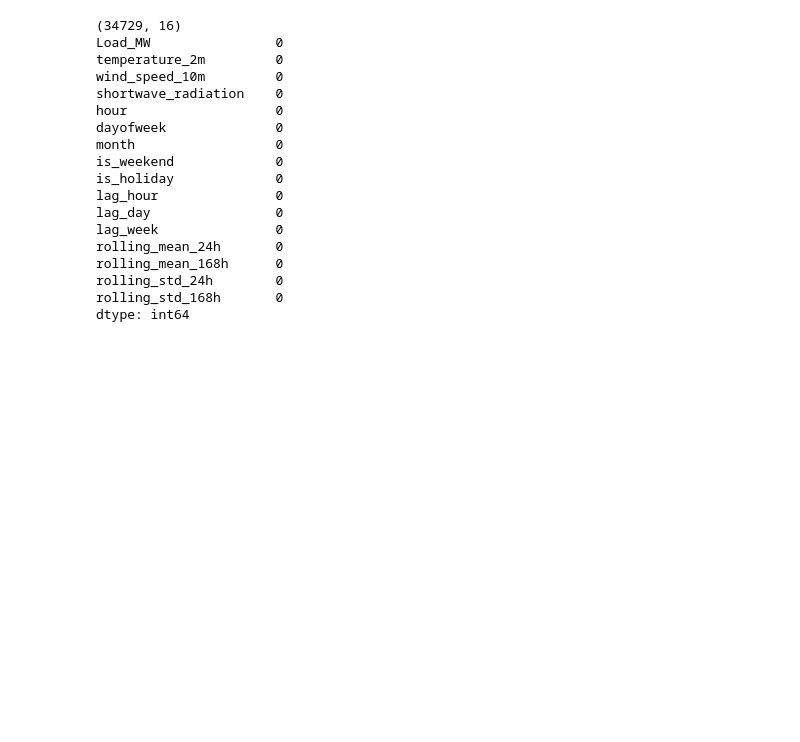
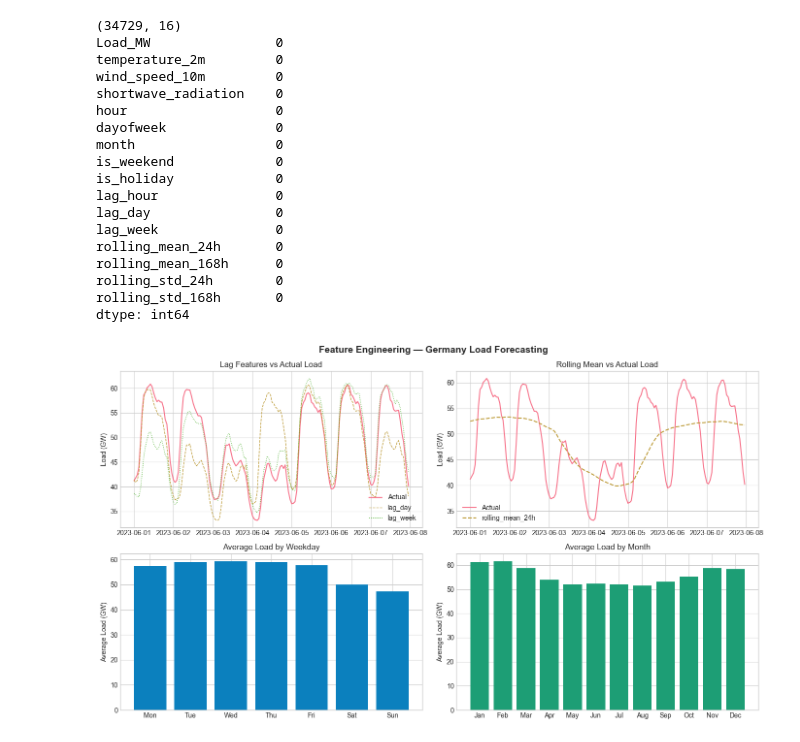
Before and after one commit to saifel96/germany-load-forecasting, a Jupyter notebook: notebooks/04_feature_engineering.ipynb, the cells around one changed output. Saved outputs shown, nothing was run; the diff lists cells and outputs as text; code cells hidden in the pictures; blank space fills up the shorter version.

```diff
--- a/notebooks/04_feature_engineering.ipynb
+++ b/notebooks/04_feature_engineering.ipynb
@@ -184,3 +184,49 @@ rolling_std_168h       0
 dtype: int64
 # %%
 df.to_csv("/Users/saif/Desktop/ML_Load_Forecasting/data/Gold/df_features.csv")
+# %%
+
+import matplotlib.pyplot as plt
+import seaborn as sns
+
+plt.style.use("seaborn-v0_8-whitegrid")
+sns.set_palette("husl")
+
+
+fig, axes = plt.subplots(2, 2, figsize=(14, 8))
+
+# Plot 1 — Lag Features über Zeit (eine Woche)
+axes[0,0].plot(df["Load_MW"].loc["2023-06-01":"2023-06-07"]/1000, label="Actual", linewidth=1.5)
+axes[0,0].plot(df["lag_day"].loc["2023-06-01":"2023-06-07"]/1000, label="lag_day", linewidth=1, linestyle="--")
+axes[0,0].plot(df["lag_week"].loc["2023-06-01":"2023-06-07"]/1000, label="lag_week", linewidth=1, linestyle=":")
+axes[0,0].set_title("Lag Features vs Actual Load")
+axes[0,0].set_ylabel("Load (GW)")
+axes[0,0].legend()
+
+# Plot 2 — Rolling Mean vs Actual
+axes[0,1].plot(df["Load_MW"].loc["2023-06-01":"2023-06-07"]/1000, label="Actual", linewidth=1.5)
+axes[0,1].plot(df["rolling_mean_24h"].loc["2023-06-01":"2023-06-07"]/1000, label="rolling_mean_24h", linewidth=1.5, linestyle="--")
+axes[0,1].set_title("Rolling Mean vs Actual Load")
+axes[0,1].set_ylabel("Load (GW)")
+axes[0,1].legend()
+
+# Plot 3 — Average load by weekday
+weekday_avg = df.groupby("dayofweek")["Load_MW"].mean() / 1000
+axes[1,0].bar(["Mon","Tue","Wed","Thu","Fri","Sat","Sun"], weekday_avg, color="#0B80BE")
+axes[1,0].set_title("Average Load by Weekday")
+axes[1,0].set_ylabel("Average Load (GW)")
+
+# Plot 4 — Average load by month
+month_avg = df.groupby("month")["Load_MW"].mean() / 1000
+axes[1,1].bar(range(1,13), month_avg, color="#1D9E75")
+axes[1,1].set_title("Average Load by Month")
+axes[1,1].set_ylabel("Average Load (GW)")
+axes[1,1].set_xticks(range(1,13))
+axes[1,1].set_xticklabels(["Jan","Feb","Mar","Apr","May","Jun","Jul","Aug","Sep","Oct","Nov","Dec"])
+
+plt.suptitle("Feature Engineering — Germany Load Forecasting", fontsize=14, fontweight="bold")
+plt.tight_layout()
+plt.savefig("/Users/saif/Desktop/ML_Load_Forecasting/figures/05_features_overview.png", dpi=150, bbox_inches="tight")
+plt.show()
+# %% [output]
+[figure, added]
```
Also changed, not shown: 5 other files.
